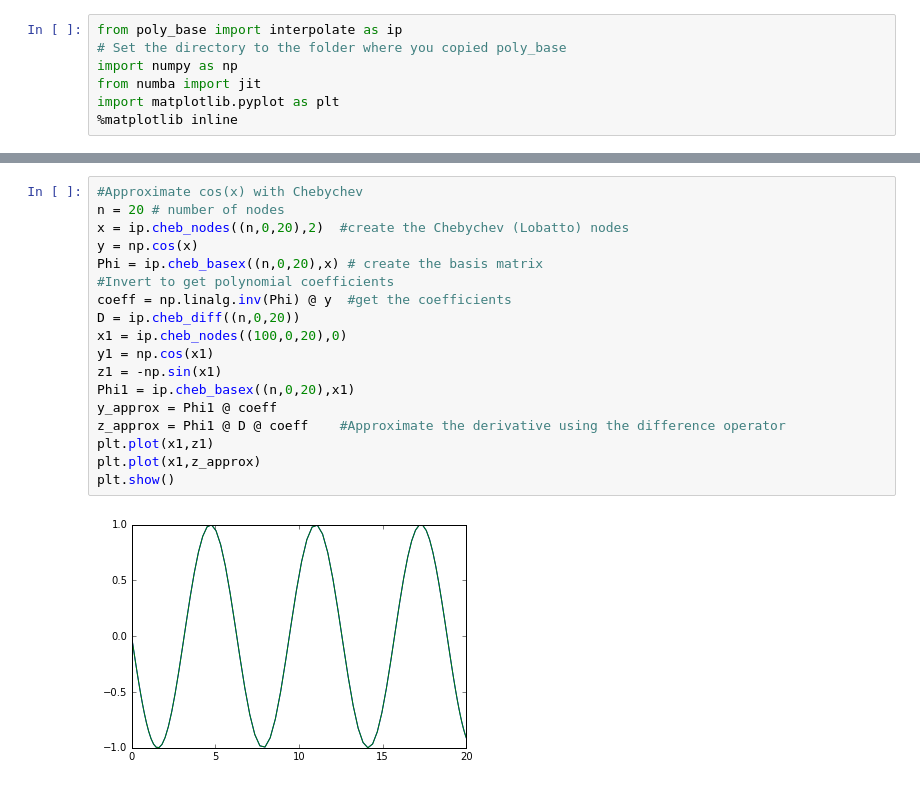
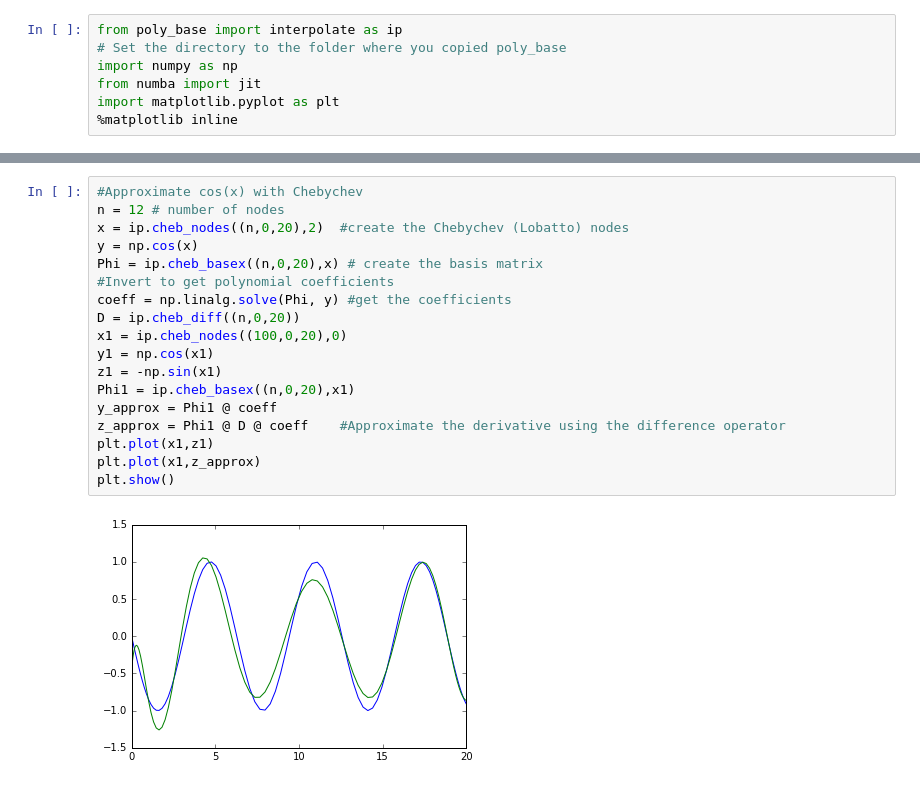
Before and after one commit to lt1245/poly_base, a Jupyter notebook: Tests.ipynb, the cells around one changed output, grey strips where cells are left out. Saved outputs shown, nothing was run; the diff lists cells and outputs as text.

```diff
--- a/Tests.ipynb
+++ b/Tests.ipynb
@@ -27,22 +31,22 @@ The slowest run took 48.77 times longer than the fastest. This could mean that a
 # %%
 #Approximate cos(x) with Chebychev
-n = 20 # number of nodes
+n = 12 # number of nodes
 x = ip.cheb_nodes((n,0,20),2)  #create the Chebychev (Lobatto) nodes
 y = np.cos(x)
 Phi = ip.cheb_basex((n,0,20),x) # create the basis matrix
 #Invert to get polynomial coefficients
-coeff = np.linalg.inv(Phi) @ y  #get the coefficients
+coeff = np.linalg.solve(Phi, y) #get the coefficients
 D = ip.cheb_diff((n,0,20))
 x1 = ip.cheb_nodes((100,0,20),0)
 y1 = np.cos(x1)
 z1 = -np.sin(x1)
 Phi1 = ip.cheb_basex((n,0,20),x1)
 y_approx = Phi1 @ coeff
 z_approx = Phi1 @ D @ coeff    #Approximate the derivative using the difference operator
 plt.plot(x1,z1)
 plt.plot(x1,z_approx)
 plt.show()
 # %% [output]
-[figure, old version]
+[figure, new version]
 # %%
 #Approximate cos(x) with monomial
```
Also changed, not shown: parts of 7 cells of this notebook.
